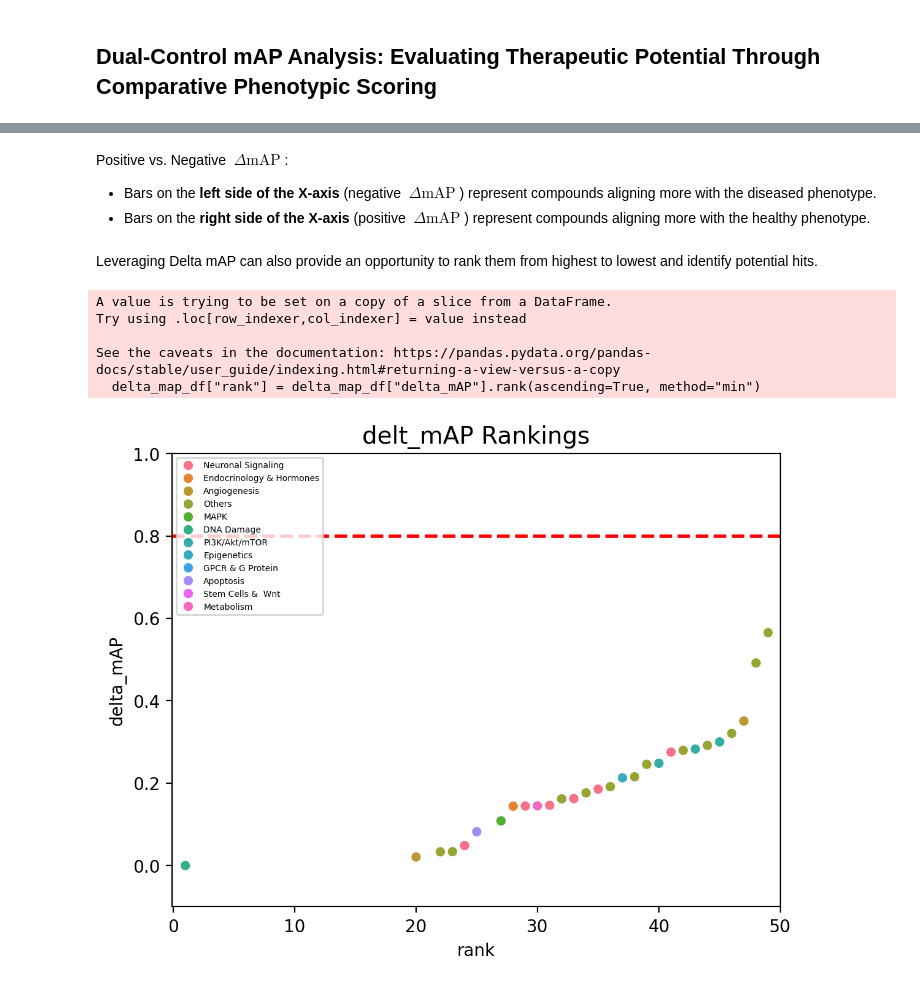
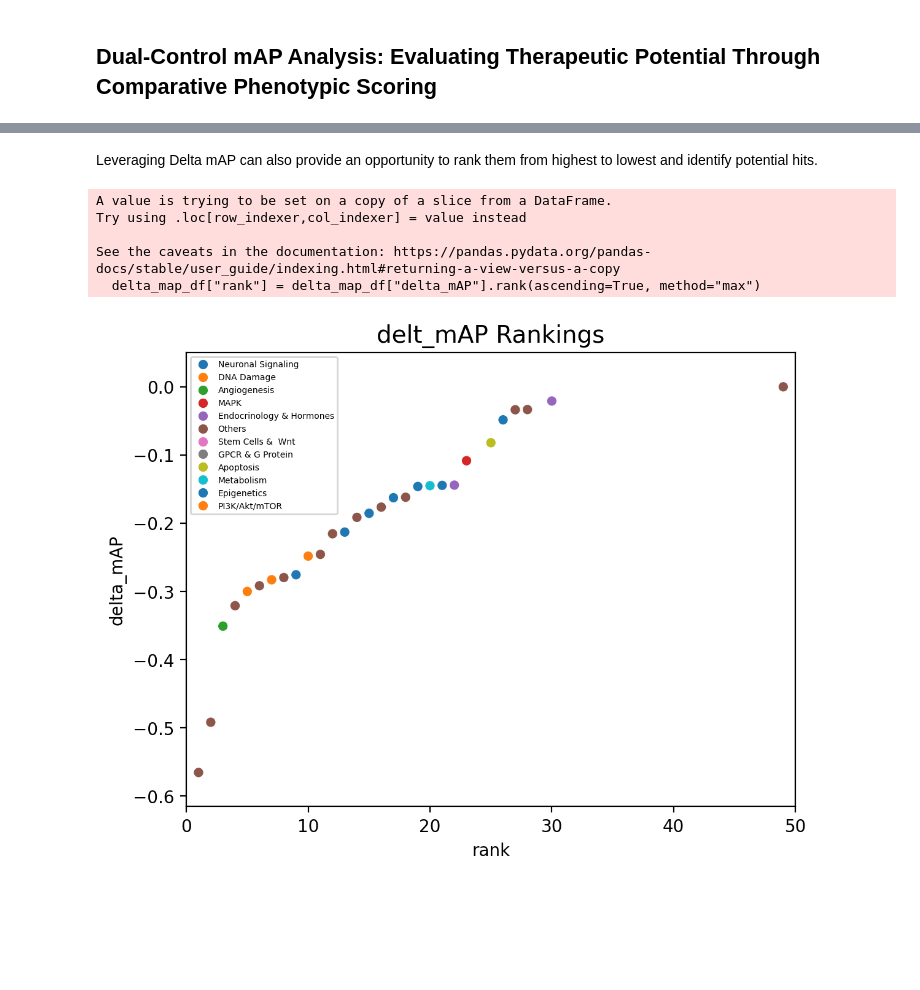
Before and after one commit to WayScience/CFReT-screen-mAP-analysis, a Jupyter notebook: notebooks/1.map-analysis/2.map-analysis.ipynb, the cells around one changed output, grey strips where cells are left out. Saved outputs shown, nothing was run; the diff lists cells and outputs as text; code cells hidden in the pictures; blank space fills up the shorter version.

```diff
--- a/notebooks/1.map-analysis/2.map-analysis.ipynb
+++ b/notebooks/1.map-analysis/2.map-analysis.ipynb
@@ -15,7 +21,10 @@ nc_dmso_map_path = (map_results_dir / "negative_control_failing_DMSO_mAP_scores.
 pc_dmso_map_path = (map_results_dir / "positive_control_healthy_DMSO_mAP_scores.csv").resolve(strict=True)
 
 # make directory for figures
-fig_dir_path = (results_dir / "figures").resolve()
+map_analysis_results_dir = (results_dir / "map_analysis").resolve()
+map_analysis_results_dir.mkdir(exist_ok=True)
+
+fig_dir_path = (map_analysis_results_dir / "figures").resolve()
 fig_dir_path.mkdir(exist_ok=True)
 
 # pathway informaiton
@@ -34,7 +45,10 @@ pc_map_df = pc_map_df.rename(columns={"mean_average_precision":"positive_mean_av
 all_map_df = nc_map_df.merge(pc_map_df, on="Metadata_treatment", how="inner")
 
 # calculating delta mAP
-all_map_df["delta_mAP"] = all_map_df["positive_mean_average_precision"] - all_map_df["negative_mean_average_precision"]
+all_map_df["delta_mAP"] = (
+    all_map_df["negative_mean_average_precision"]
+    - all_map_df["positive_mean_average_precision"]
+)
 
 # now leta add pathway information into this data
 all_map_df = all_map_df.merge(pathway_df, left_on="Metadata_treatment", right_on="UCD ID", how="inner")
@@ -145,40 +183,39 @@ plt.show()
-# %% [markdown]
-Positive vs. Negative  $\Delta \text{mAP}$ :
-
-- Bars on the **left side of the X-axis** (negative  $\Delta \text{mAP}$ ) represent compounds aligning more with the diseased phenotype.
-- Bars on the **right side of the X-axis** (positive  $\Delta \text{mAP}$ ) represent compounds aligning more with the healthy phenotype.
 # %% [markdown]
 Leveraging Delta mAP can also provide an opportunity to rank them from highest to lowest and identify potential hits.
 # %%
 plt.figure(dpi=200)
-# parameters
-threshold = 0.80 # this will change depending on additional experiments
 
 # only getting the delta map scores
 delta_map_df = all_map_df[["Metadata_treatment", "delta_mAP", "Pathway"]]
+
 # Add ranks to the DataFrame
-delta_map_df["rank"] = delta_map_df["delta_mAP"].rank(ascending=True, method="min")
+delta_map_df["rank"] = delta_map_df["delta_mAP"].rank(ascending=True, method="max")
+delta_map_df = delta_map_df.sort_values(by="rank", ascending=False)
 
-sns.scatterplot(data=delta_map_df,
-                x="rank",
-                y="delta_mAP",
-                hue="Pathway")
+sns.scatterplot(
+    data=delta_map_df, x="rank", y="delta_mAP", hue="Pathway", palette="tab10"
+)
 
-
+axis_padding = 0.05
 plt.title("delt_mAP Rankings", fontsize=14)
-plt.xlim(-0.1, delta_map_df["rank"].max() + 1)
-plt.ylim(-0.1, 1)
+plt.xlim(0, delta_map_df["rank"].max() + 1)
+plt.ylim(-axis_padding + delta_map_df["delta_mAP"].min(), delta_map_df["delta_mAP"].max() + axis_padding)
 plt.rc("legend", fontsize=5)
 plt.rc("legend", title_fontsize=10)
 plt.legend( loc="upper left")
-plt.axhline(y=0.80, color="red", linestyle="--", linewidth=2, label="Threshold: 0.80")
+
+# save ranked delta maps
+delta_map_df.to_csv(map_analysis_results_dir / "ranked_delta_mAPs.csv", index=False)
 
 # save plot
 plt.savefig(fig_dir_path / "delta_mAP_rankings.png", dpi=300, bbox_inches="tight")
+
+# display plot
+plt.show()
 # %% [output]
 A value is trying to be set on a copy of a slice from a DataFrame.
 Try using .loc[row_indexer,col_indexer] = value instead
 
 See the caveats in the documentation: https://pandas.pydata.org/pandas-docs/stable/user_guide/indexing.html#returning-a-view-versus-a-copy
-  delta_map_df["rank"] = delta_map_df["delta_mAP"].rank(ascending=True, method="min")
+  delta_map_df["rank"] = delta_map_df["delta_mAP"].rank(ascending=True, method="max")
-[figure, old version]
+[figure, new version]
```
Also changed, not shown: parts of 11 cells of this notebook, 8 other files.
